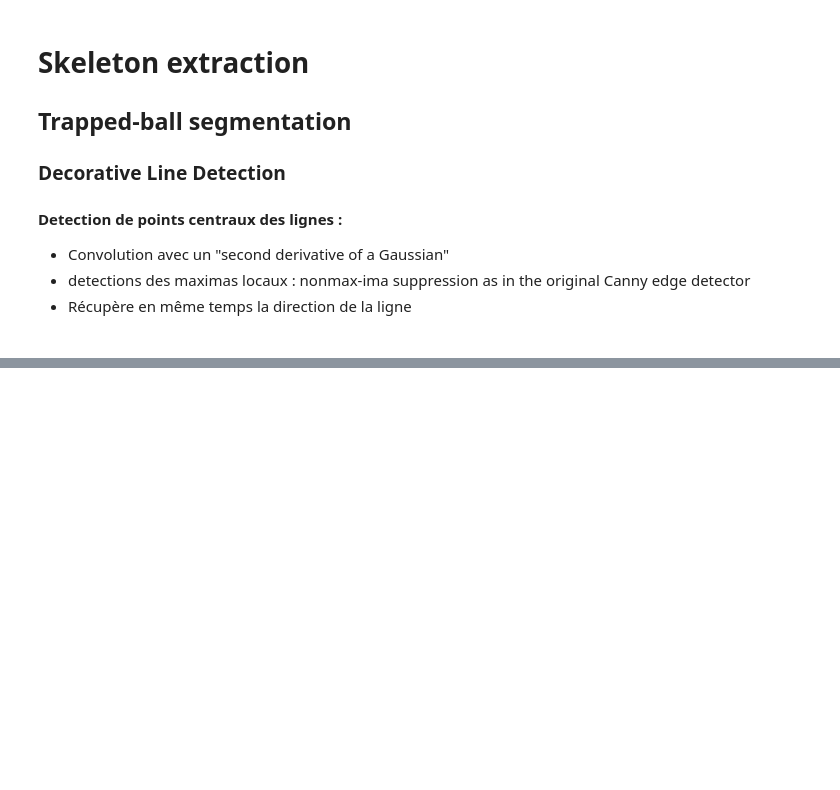
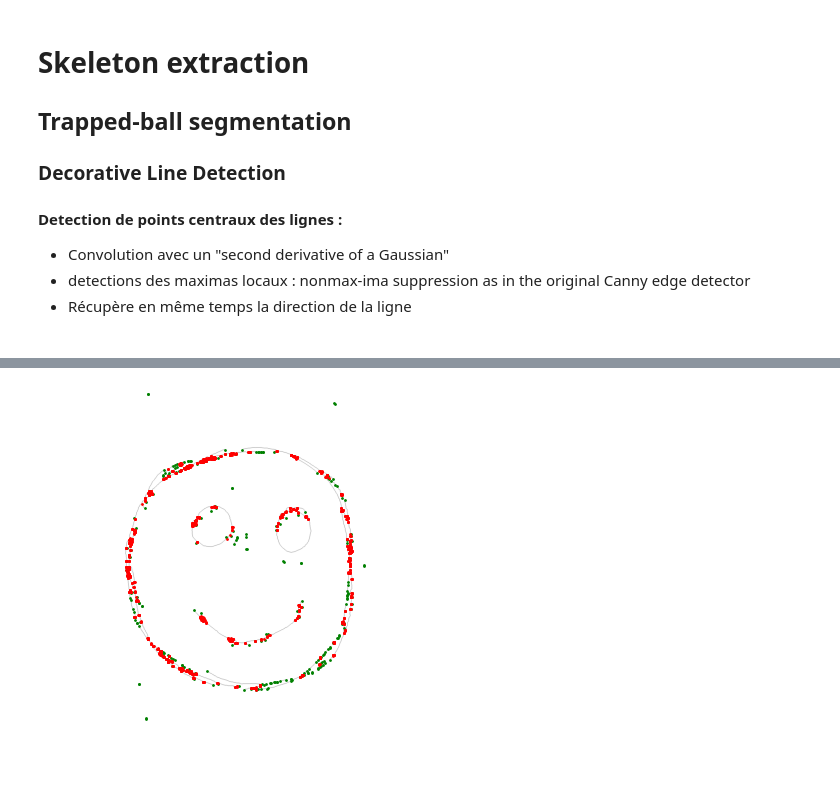
Before and after one commit to rambip/sketch-vectorization, a Jupyter notebook: notebooks/work.ipynb, the cells around one changed output, grey strips where cells are left out. Saved outputs shown, nothing was run; the diff lists cells and outputs as text; code cells hidden in the pictures; blank space fills up the shorter version.

```diff
--- a/notebooks/work.ipynb
+++ b/notebooks/work.ipynb
@@ -31,0 +102,10 @@ FileNotFoundError: No such file: '/home/lpottier/Documents/boulot/Telecom_Paris/
+# %%
+from matplotlib.colors import ListedColormap
+
+plt.scatter(np.where(n == 2)[1], np.where(n == 2)[0], color="green", s=1)
+plt.scatter(np.where(n >= 4)[1], np.where(n >= 4)[0], color="red", s=1)
+plt.imshow(n, cmap=ListedColormap(["white", "white", "green", "black", "red", "white", "white", "white"]))
+plt.axis("off")
+plt.show()
+# %% [output]
+[figure, added]
```
Also changed, not shown: parts of 3 cells of this notebook.
